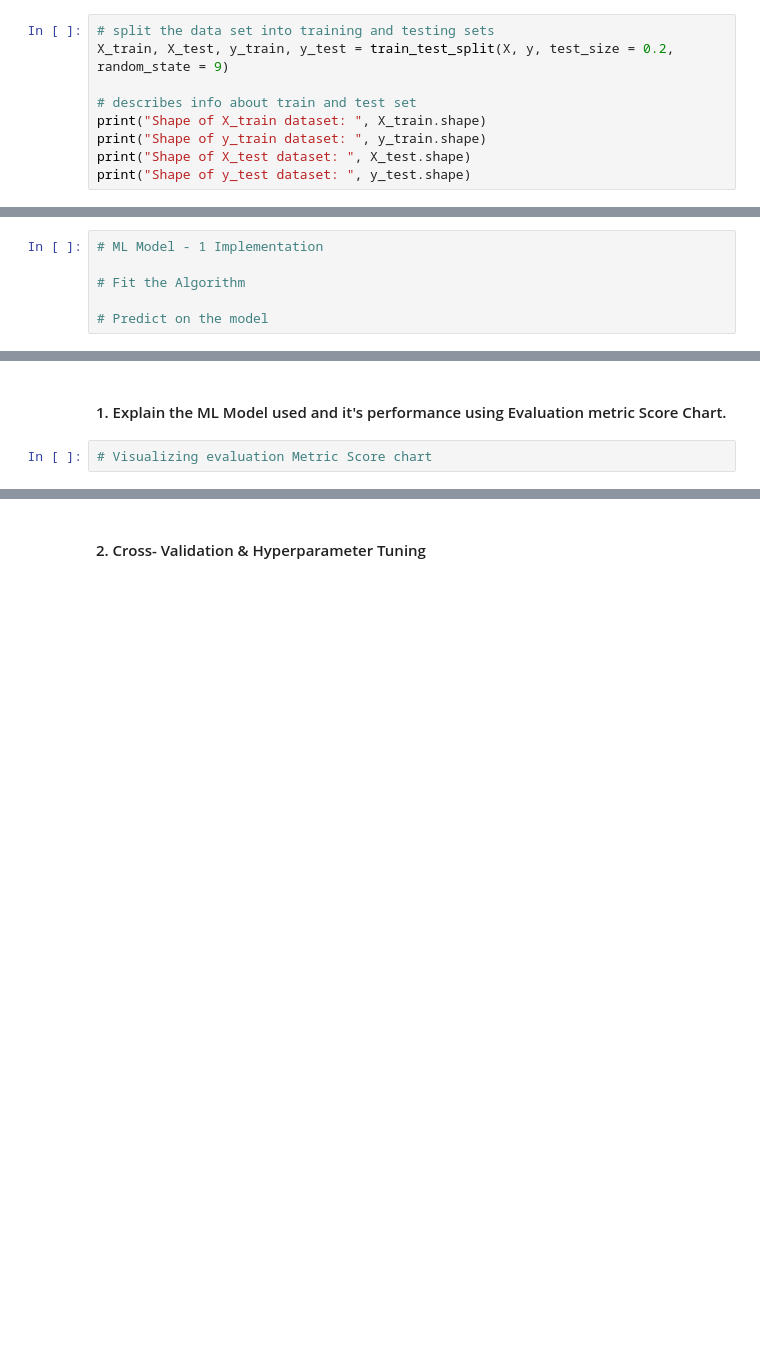
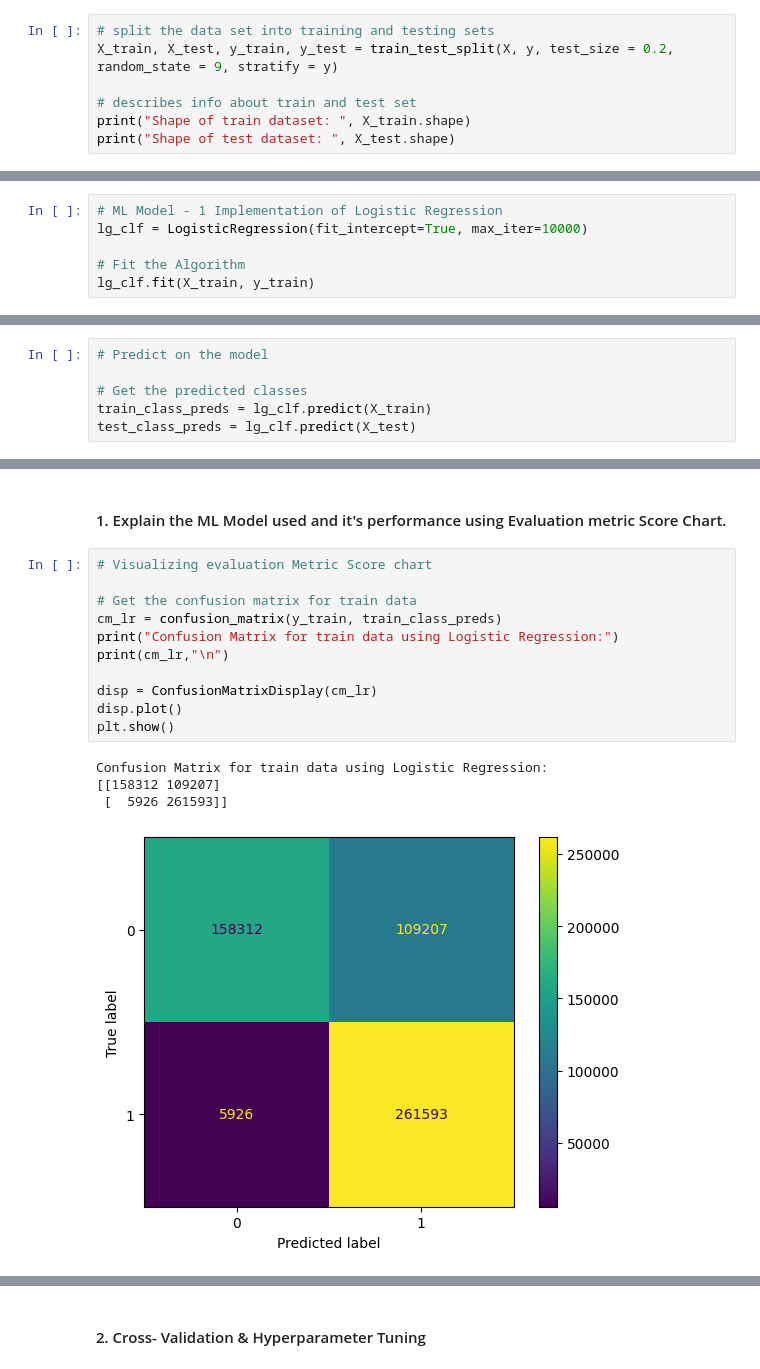
Before and after one commit to priyaregit/Classification-ML_Insurance-Cross-Sell-Prediction, a Jupyter notebook: Health_Insurance_Cross_Sell_Prediction_Classification.ipynb, the cells around one changed output, grey strips where cells are left out. Saved outputs shown, nothing was run; the diff lists cells and outputs as text; blank space fills up the shorter version.

```diff
--- a/Health_Insurance_Cross_Sell_Prediction_Classification.ipynb
+++ b/Health_Insurance_Cross_Sell_Prediction_Classification.ipynb
@@ -1170,10 +1171,8 @@ X.shape, y.shape
 # %%
 # split the data set into training and testing sets
-X_train, X_test, y_train, y_test = train_test_split(X, y, test_size = 0.2, random_state = 9)
+X_train, X_test, y_train, y_test = train_test_split(X, y, test_size = 0.2, random_state = 9, stratify = y)
 
 # describes info about train and test set
-print("Shape of X_train dataset: ", X_train.shape)
-print("Shape of y_train dataset: ", y_train.shape)
-print("Shape of X_test dataset: ", X_test.shape)
-print("Shape of y_test dataset: ", y_test.shape)
+print("Shape of train dataset: ", X_train.shape)
+print("Shape of test dataset: ", X_test.shape)
 # %% [output]
@@ -1246,6 +1262,6 @@ I have used SMOTE (Synthetic Minority Oversampling Technique) to deal with our i
 # %%
-# ML Model - 1 Implementation
+# ML Model - 1 Implementation of Logistic Regression
+lg_clf = LogisticRegression(fit_intercept=True, max_iter=10000)
 
 # Fit the Algorithm
-
-# Predict on the model
+lg_clf.fit(X_train, y_train)
@@ -1251,0 +1270,6 @@ I have used SMOTE (Synthetic Minority Oversampling Technique) to deal with our i
+# %%
+# Predict on the model
+
+# Get the predicted classes
+train_class_preds = lg_clf.predict(X_train)
+test_class_preds = lg_clf.predict(X_test)
@@ -1252,4 +1296,18 @@ I have used SMOTE (Synthetic Minority Oversampling Technique) to deal with our i
 # %% [markdown]
 #### 1. Explain the ML Model used and it's performance using Evaluation metric Score Chart.
-# %%
-# Visualizing evaluation Metric Score chart
+# %%
+# Visualizing evaluation Metric Score chart
+
+# Get the confusion matrix for train data
+cm_lr = confusion_matrix(y_train, train_class_preds)
+print("Confusion Matrix for train data using Logistic Regression:")
+print(cm_lr,"\n")
+
+disp = ConfusionMatrixDisplay(cm_lr)
+disp.plot()
+plt.show()
+# %% [output]
+Confusion Matrix for train data using Logistic Regression:
+[[158312 109207]
+ [  5926 261593]]
+[figure, added]
```
Also changed, not shown: parts of 42 cells of this notebook.
